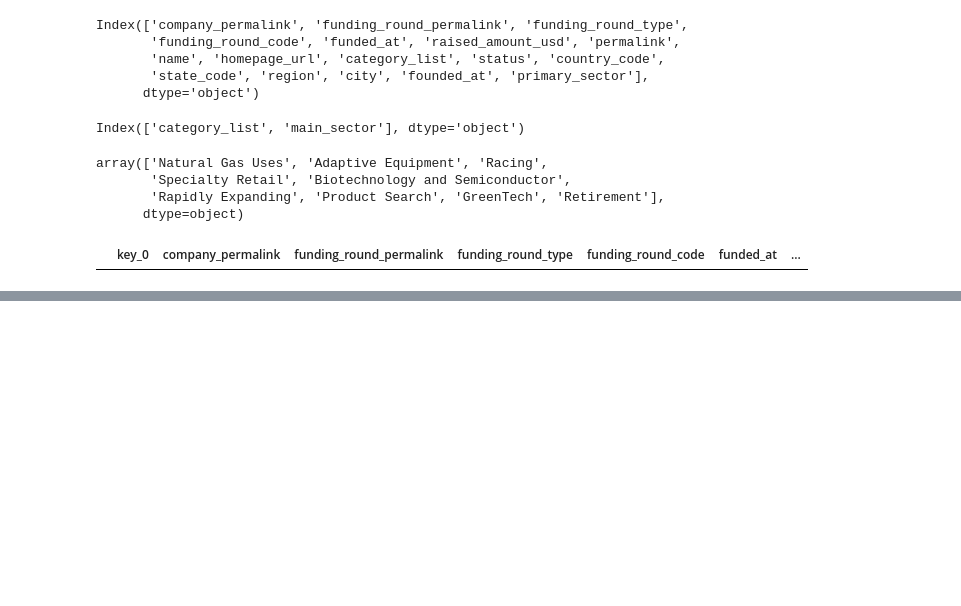
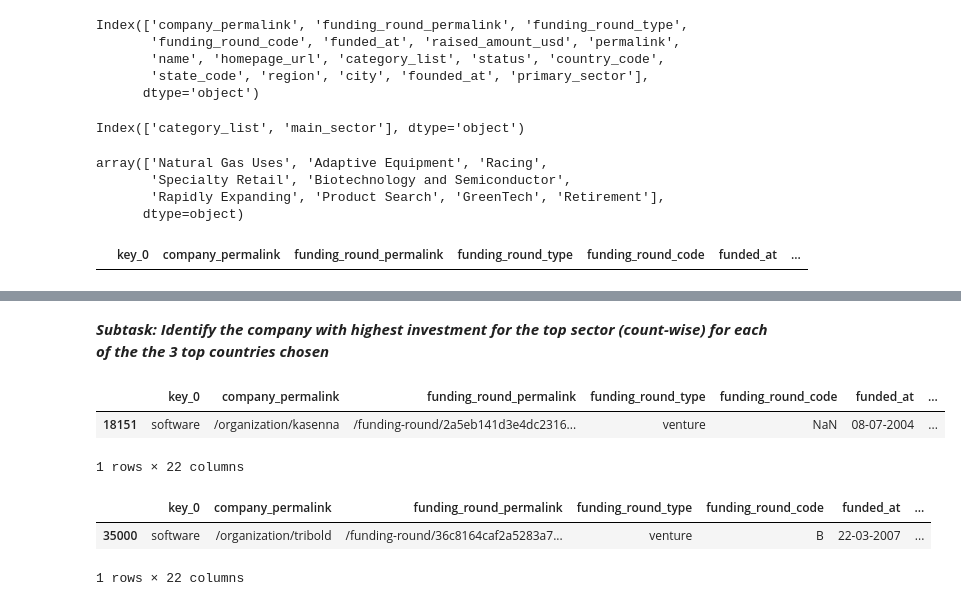
Before and after one commit to Nanditha-G-N/Machine-Learning-Case-Studies, a Jupyter notebook: investment-case-study_Master.ipynb, the cells around one changed output, grey strips where cells are left out. Cells and saved outputs as stored; diff of their text form; code cells hidden in the pictures; blank space fills up the shorter version.

```diff
--- a/investment-case-study_Master.ipynb
+++ b/investment-case-study_Master.ipynb
@@ -683,0 +459,6 @@ df_plot3
+# %%
+# Create Dataframe form USA as D1
+D1 = master_frame_venture[(master_frame_venture['country_code']=='USA') & (master_frame_venture['raised_amount_usd']>=5000000) & (master_frame_venture['raised_amount_usd']<=15000000)]
+# Add Invesment count and Investment amount by main sector
+D1['inv_count_by_sector'] = D1.groupby('main_sector').main_sector.transform('count')
+D1['total_inv_by_sector'] = D1.groupby('main_sector').raised_amount_usd.transform('sum')
@@ -683,0 +562,16 @@ df_plot3
+# %% [markdown]
+*__Subtask: Identify the company with highest investment for the top sector (count-wise) for each of the the 3 top countries chosen__*
+# %%
+# USA
+D1[D1['main_sector']=='Others'].sort_values('raised_amount_usd',ascending = False).head(1)
+# %% [output]
+|  | key_0 | company_permalink | funding_round_permalink | funding_round_type | funding_round_code | funded_at | ... |
+| 18151 | software | /organization/kasenna | /funding-round/2a5eb141d3e4dc2316... | venture | NaN | 08-07-2004 | ... |
+1 rows × 22 columns
+# %%
+# GBR
+D2[D2['main_sector']=='Others'].sort_values('raised_amount_usd',ascending = False).head(1)
+# %% [output]
+|  | key_0 | company_permalink | funding_round_permalink | funding_round_type | funding_round_code | funded_at | ... |
+| 35000 | software | /organization/tribold | /funding-round/36c8164caf2a5283a7... | venture | B | 22-03-2007 | ... |
+1 rows × 22 columns
```
Also changed, not shown: parts of 77 cells of this notebook, 4 other files.
